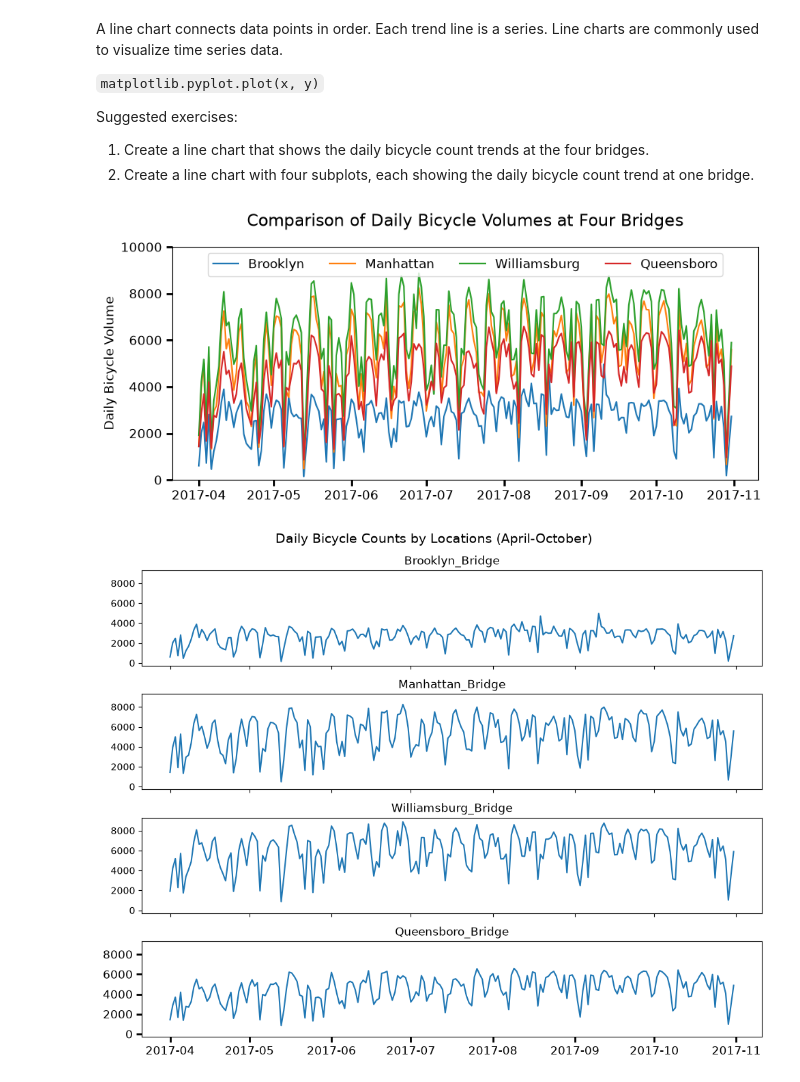
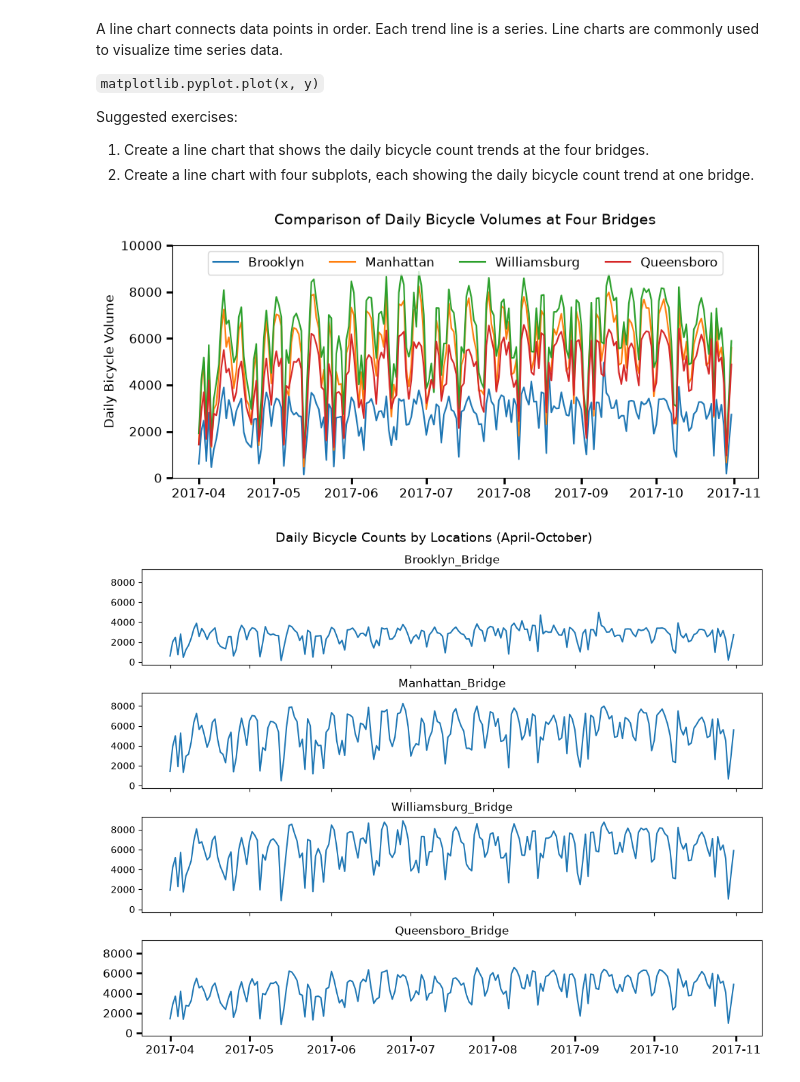
Before and after one commit to SBU-r/CIV355-Fall26, a Jupyter notebook: Notebooks/04_Data_Visualization.ipynb, the cells around one changed output. Drawn from its saved outputs; the diff is of its cells as text; code cells hidden in the pictures.

```diff
--- a/Notebooks/04_Data_Visualization.ipynb
+++ b/Notebooks/04_Data_Visualization.ipynb
@@ -165,41 +165,41 @@ Suggested exercises:
 ## A chart showing the time series plots of daily bicycle counts at the four bridges
 
 # Define a DataFrame consisting of four time Series of daily counts at four bridges
 df = NY_bicycle_ts[['Brooklyn_Bridge', 'Manhattan_Bridge', 'Williamsburg_Bridge','Queensboro_Bridge']]
 
 # Create a line chart
 plt.figure(figsize=(10,4)) # Define the plot size by width and height in inches
 plt.plot(df) #The plot() method creates a line chart. df's index is used as the x-axis
 
 # plt.xlabel() and plt.ylabel() specify the axis labels
 plt.ylabel('Daily Bicycle Volume',
            fontsize=12
           )
 plt.xlabel('')
 
 # plt.tick_params() specifies parameters for axis ticks
 plt.tick_params(axis='both',
                 labelsize=12,
                 direction='out', #Place ticks outside the chart
                 length=6, # length of the ticks
                 width=2, # width of the ticks
                 colors='k', # tick color
                 labelcolor = 'k', # tick label color
                 #grid_color='k', # Set the gridline color.
                 grid_alpha=0.5) # Set the transparency of gridlines.
 
-plt.ylim(ymax=10000,ymin=0)
+plt.ylim(ymax=10000,ymin=0) # define the y-axis range
 
-plt.legend(['Brooklyn','Manhattan','Williamsburg','Queensboro'],
-           loc='upper center',
-           ncol=4,
-           bbox_to_anchor=(0.5,1),
-           fontsize=12)
+plt.legend(['Brooklyn','Manhattan','Williamsburg','Queensboro'], # contexts of the legend
+           loc='upper center', # legend location
+           ncol=4, # number of columns in the legend
+           bbox_to_anchor=(0.5,1), # anchor the legend
+           fontsize=12) # legend font size
 
-plt.title('Comparison of Daily Bicycle Volumes at Four Bridges',fontsize=16,pad=20)
+plt.title('Comparison of Daily Bicycle Volumes at Four Bridges',fontsize=14,pad=20)
 plt.show();
 # %% [output]
-[figure, old version]
+[figure, new version]
 # %%
 # a chart with four subplots that each showing the trend line of daily bicycle counts at a location
 
```
Also changed, not shown: parts of 4 cells of this notebook.
